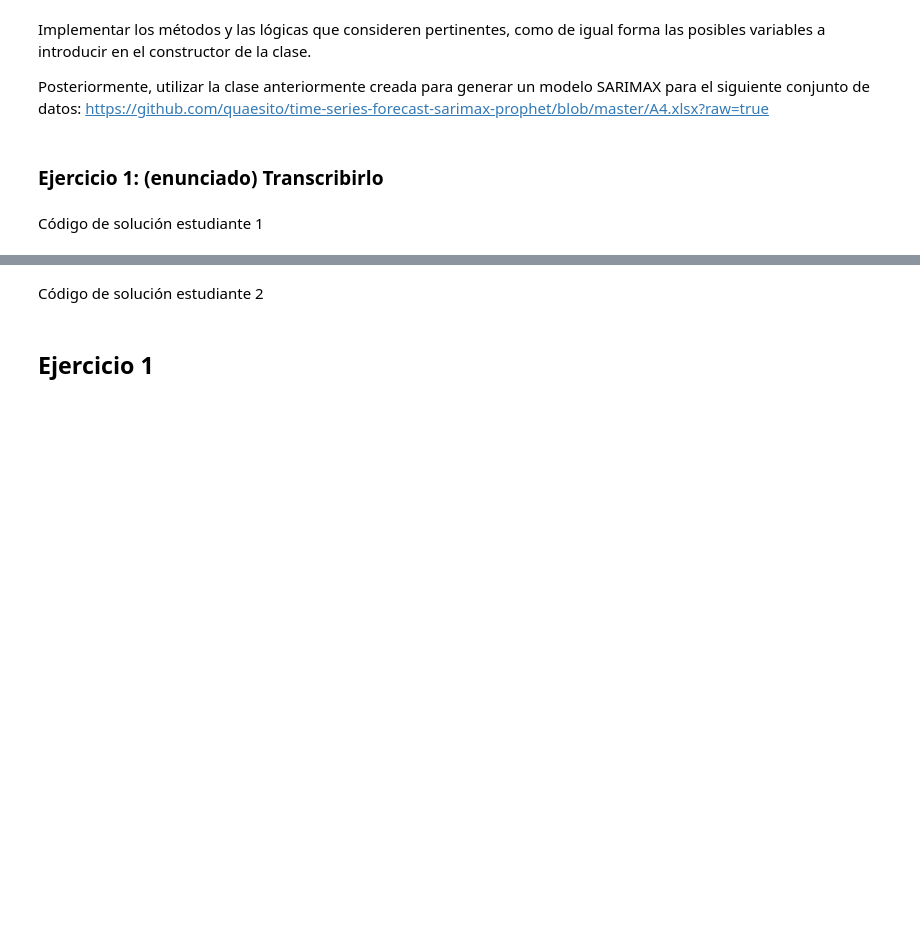
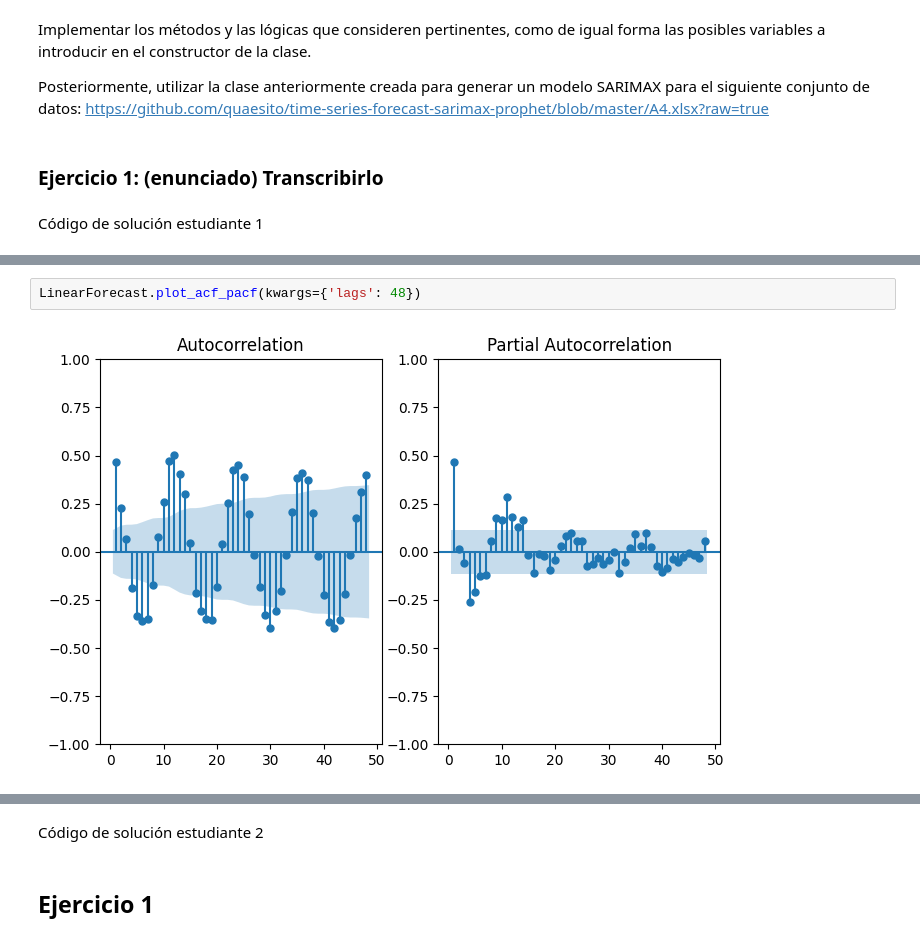
Before and after one commit to SergioDuenass/Tarea3_SDDUENAS_HCORNELAS, a Jupyter notebook: Tarea3.ipynb, the cells around one changed output, grey strips where cells are left out. Cells and saved outputs as stored; diff of their text form; blank space fills up the shorter version.

```diff
--- a/Tarea3.ipynb
+++ b/Tarea3.ipynb
@@ -56,0 +360,4 @@ class LinearForecast:
+# %%
+LinearForecast.plot_acf_pacf(kwargs={'lags': 48})
+# %% [output]
+[figure, added]
```
Also changed, not shown: parts of 16 cells of this notebook.
